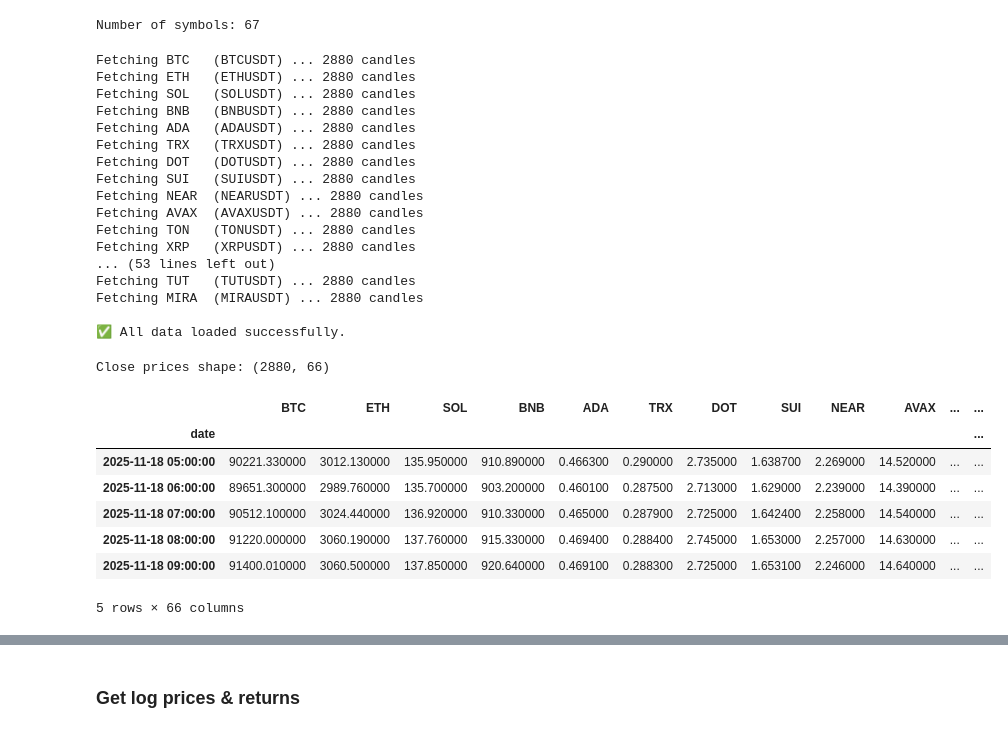
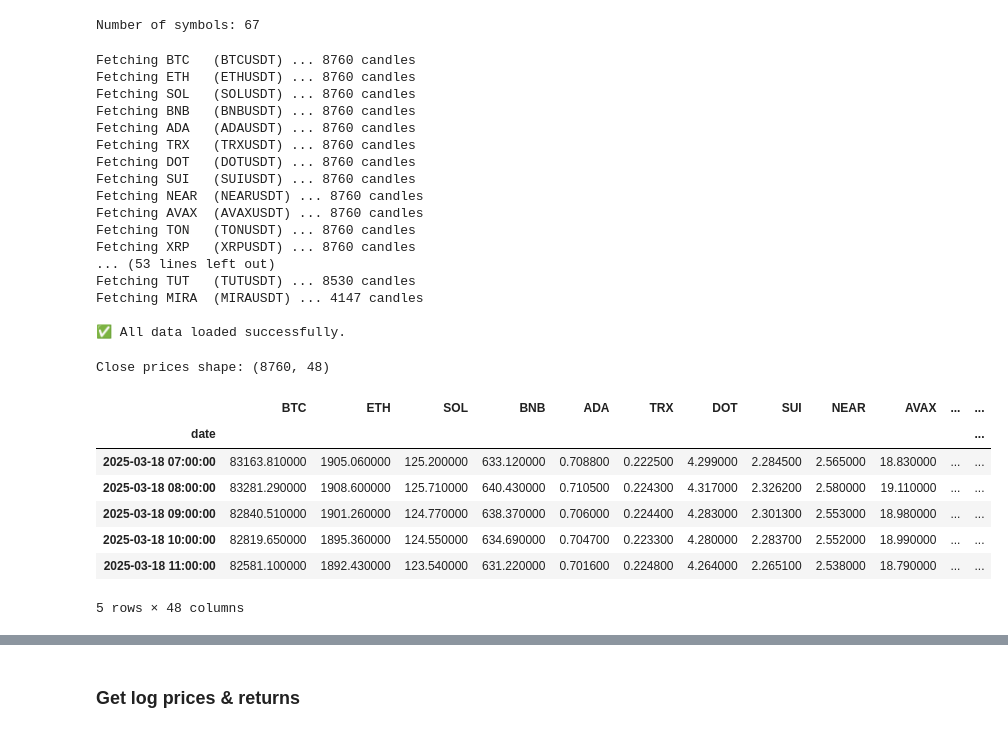
Before and after one commit to kea-S/comroom_capital_quant_trading_hackathon, a Jupyter notebook: research/pairs_trade_research.ipynb, the cells around one changed output, grey strips where cells are left out. Cells and saved outputs as stored; diff of their text form; code cells hidden in the pictures.

```diff
--- a/research/pairs_trade_research.ipynb
+++ b/research/pairs_trade_research.ipynb
@@ -71,7 +73,7 @@ for category, tokens in CATEGORIZED_SYMBOLS.items():
 print(f"Number of symbols: {len(SYMBOLS)}")
 
 INTERVAL  = "1h"
-DAYS_BACK = 120
+DAYS_BACK = 365
 
 BASE_URL = "https://api.binance.com/api/v3/klines"
 # %% [output]
@@ -151,51 +153,51 @@ for name, ticker in SYMBOLS.items():
 
 print("\n✅ All data loaded successfully.")
 # %% [output]
-Fetching BTC   (BTCUSDT) ... 2880 candles
-Fetching ETH   (ETHUSDT) ... 2880 candles
-Fetching SOL   (SOLUSDT) ... 2880 candles
-Fetching BNB   (BNBUSDT) ... 2880 candles
-Fetching ADA   (ADAUSDT) ... 2880 candles
-Fetching TRX   (TRXUSDT) ... 2880 candles
-Fetching DOT   (DOTUSDT) ... 2880 candles
-Fetching SUI   (SUIUSDT) ... 2880 candles
-Fetching NEAR  (NEARUSDT) ... 2880 candles
-Fetching AVAX  (AVAXUSDT) ... 2880 candles
-Fetching TON   (TONUSDT) ... 2880 candles
-Fetching XRP   (XRPUSDT) ... 2880 candles
+Fetching BTC   (BTCUSDT) ... 8760 candles
+Fetching ETH   (ETHUSDT) ... 8760 candles
+Fetching SOL   (SOLUSDT) ... 8760 candles
+Fetching BNB   (BNBUSDT) ... 8760 candles
+Fetching ADA   (ADAUSDT) ... 8760 candles
+Fetching TRX   (TRXUSDT) ... 8760 candles
+Fetching DOT   (DOTUSDT) ... 8760 candles
+Fetching SUI   (SUIUSDT) ... 8760 candles
+Fetching NEAR  (NEARUSDT) ... 8760 candles
+Fetching AVAX  (AVAXUSDT) ... 8760 candles
+Fetching TON   (TONUSDT) ... 8760 candles
+Fetching XRP   (XRPUSDT) ... 8760 candles
 ... (53 lines left out)
-Fetching TUT   (TUTUSDT) ... 2880 candles
-Fetching MIRA  (MIRAUSDT) ... 2880 candles
+Fetching TUT   (TUTUSDT) ... 8530 candles
+Fetching MIRA  (MIRAUSDT) ... 4147 candles
 
 ✅ All data loaded successfully.
 # %%
 # Calculate expected candles based on hours per day (24)
 EXPECTED_CANDLES = DAYS_BACK * 24
 
 # How many days of data we want to train & test this on
-DAYS = 120
+DAYS = 365
 
 close_prices = pd.DataFrame({
     name: df.set_index("open_time")["close"]
     for name, df in raw_data.items()
     if name in SYMBOLS and len(df) >= EXPECTED_CANDLES
 })
 
 close_prices.index.name = "date"
 close_prices = close_prices.dropna()
 
 cutoff_date = close_prices.index.max() - pd.Timedelta(days=DAYS)
 close_prices = close_prices[close_prices.index >= cutoff_date]
 
 print(f"Close prices shape: {close_prices.shape}")
 close_prices.head()
 # %% [output]
-Close prices shape: (2880, 66)
+Close prices shape: (8760, 48)
 |  | BTC | ETH | SOL | BNB | ADA | TRX | DOT | SUI | NEAR | AVAX | ... | ... |
 | date |  |  |  |  |  |  |  |  |  |  |  | ... |
-| 2025-11-18 05:00:00 | 90221.330000 | 3012.130000 | 135.950000 | 910.890000 | 0.466300 | 0.290000 | 2.735000 | 1.638700 | 2.269000 | 14.520000 | ... | ... |
-| 2025-11-18 06:00:00 | 89651.300000 | 2989.760000 | 135.700000 | 903.200000 | 0.460100 | 0.287500 | 2.713000 | 1.629000 | 2.239000 | 14.390000 | ... | ... |
-| 2025-11-18 07:00:00 | 90512.100000 | 3024.440000 | 136.920000 | 910.330000 | 0.465000 | 0.287900 | 2.725000 | 1.642400 | 2.258000 | 14.540000 | ... | ... |
-| 2025-11-18 08:00:00 | 91220.000000 | 3060.190000 | 137.760000 | 915.330000 | 0.469400 | 0.288400 | 2.745000 | 1.653000 | 2.257000 | 14.630000 | ... | ... |
-| 2025-11-18 09:00:00 | 91400.010000 | 3060.500000 | 137.850000 | 920.640000 | 0.469100 | 0.288300 | 2.725000 | 1.653100 | 2.246000 | 14.640000 | ... | ... |
+| 2025-03-18 07:00:00 | 83163.810000 | 1905.060000 | 125.200000 | 633.120000 | 0.708800 | 0.222500 | 4.299000 | 2.284500 | 2.565000 | 18.830000 | ... | ... |
+| 2025-03-18 08:00:00 | 83281.290000 | 1908.600000 | 125.710000 | 640.430000 | 0.710500 | 0.224300 | 4.317000 | 2.326200 | 2.580000 | 19.110000 | ... | ... |
+| 2025-03-18 09:00:00 | 82840.510000 | 1901.260000 | 124.770000 | 638.370000 | 0.706000 | 0.224400 | 4.283000 | 2.301300 | 2.553000 | 18.980000 | ... | ... |
+| 2025-03-18 10:00:00 | 82819.650000 | 1895.360000 | 124.550000 | 634.690000 | 0.704700 | 0.223300 | 4.280000 | 2.283700 | 2.552000 | 18.990000 | ... | ... |
+| 2025-03-18 11:00:00 | 82581.100000 | 1892.430000 | 123.540000 | 631.220000 | 0.701600 | 0.224800 | 4.264000 | 2.265100 | 2.538000 | 18.790000 | ... | ... |
-5 rows × 66 columns
+5 rows × 48 columns
```
Also changed, not shown: parts of 22 cells of this notebook, 2 other files.
